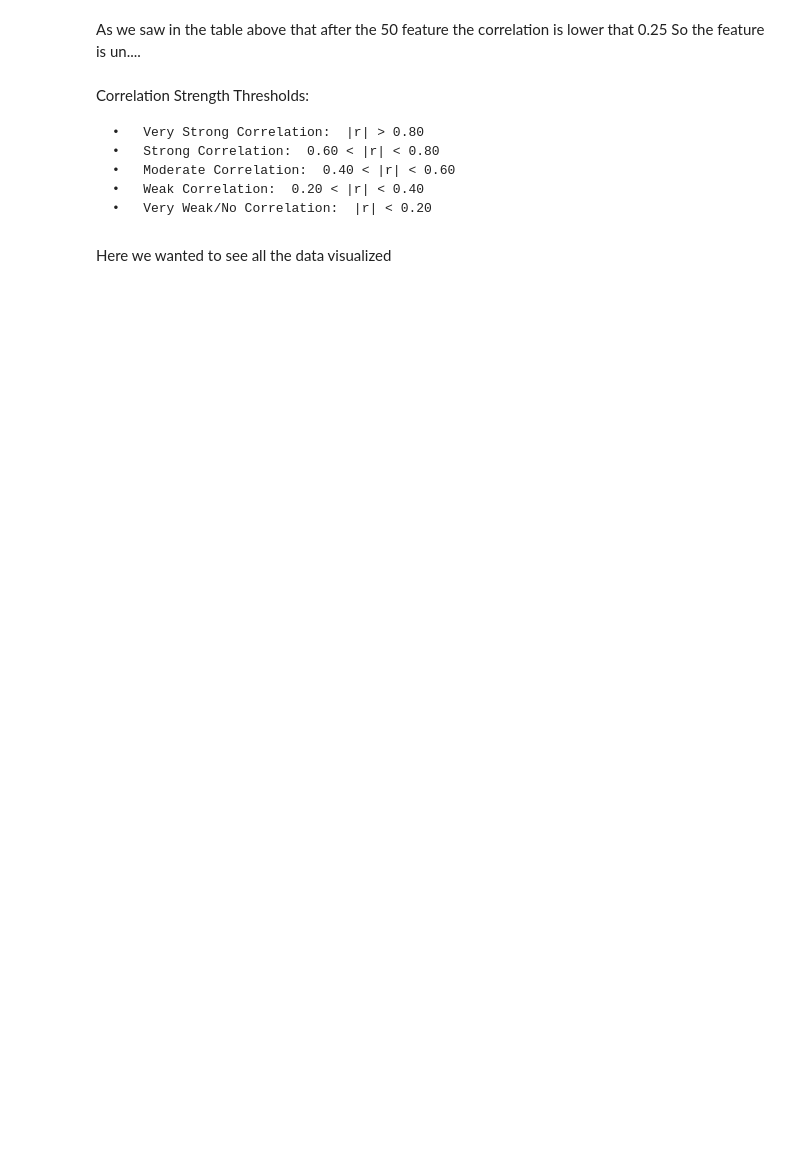
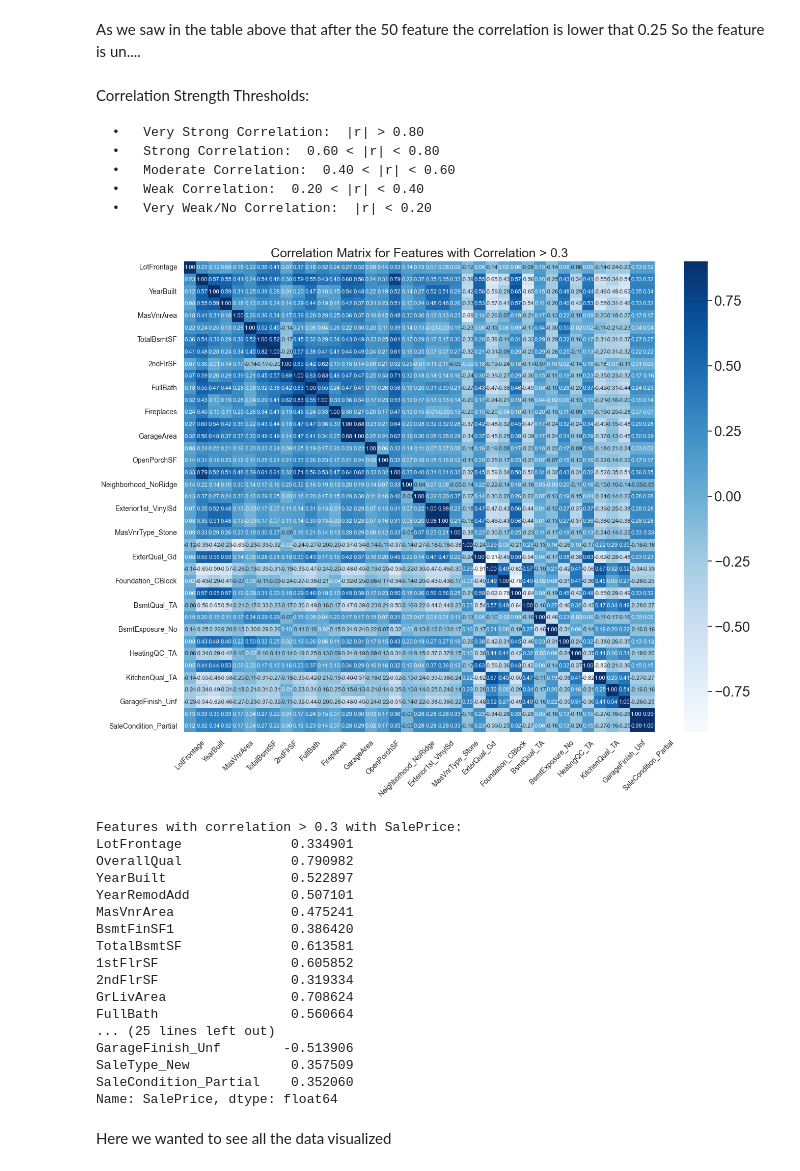
Before and after one commit to hederkosher/PythonProject4, a Jupyter notebook: Step1.ipynb, the cells around one changed output. Cells and saved outputs as stored; diff of their text form; code cells hidden in the pictures; blank space fills up the shorter version.

```diff
--- a/Step1.ipynb
+++ b/Step1.ipynb
@@ -319,5 +308,51 @@ Correlation Strength Thresholds:
 	•	Moderate Correlation:  0.40 < |r| < 0.60
 	•	Weak Correlation:  0.20 < |r| < 0.40
 	•	Very Weak/No Correlation:  |r| < 0.20
+# %%
+# Select features with correlation > 0.3 with SalePrice
+correlation_with_price = correlation_matrix['SalePrice']
+selected_features = correlation_with_price[correlation_with_price.abs() > 0.3].index  # Filter features
+
+# Create a correlation matrix for the selected features
+selected_features_corr_matrix = data[selected_features].corr()
+
+# Visualize the correlation matrix
+plt.figure(figsize=(15, 12))  # Adjust figure size for readability
+sns.heatmap(
+    selected_features_corr_matrix,
+    vmax=0.9,  # Maximum correlation value for the color scale
+    cmap="Blues",
+    square=True,
+    annot=True,  # Annotate the cells with correlation values
+    fmt=".2f",  # Format for correlation values
+    annot_kws={"size": 8}  # Font size for annotations
+)
+plt.title("Correlation Matrix for Features with Correlation > 0.3", fontsize=18)
+plt.xticks(fontsize=10, rotation=45)
+plt.yticks(fontsize=10)
+plt.show()
+
+# Step 5: Print the selected features and their correlation with SalePrice
+print("Features with correlation > 0.3 with SalePrice:")
+print(correlation_with_price[correlation_with_price.abs() > 0.3])
+# %% [output]
+[figure, added]
+Features with correlation > 0.3 with SalePrice:
+LotFrontage              0.334901
+OverallQual              0.790982
+YearBuilt                0.522897
+YearRemodAdd             0.507101
+MasVnrArea               0.475241
+BsmtFinSF1               0.386420
+TotalBsmtSF              0.613581
+1stFlrSF                 0.605852
+2ndFlrSF                 0.319334
+GrLivArea                0.708624
+FullBath                 0.560664
+... (25 lines left out)
+GarageFinish_Unf        -0.513906
+SaleType_New             0.357509
+SaleCondition_Partial    0.352060
+Name: SalePrice, dtype: float64
 # %% [markdown]
 Here we wanted to see all the data visualized
```
Also changed, not shown: parts of 14 cells of this notebook.
